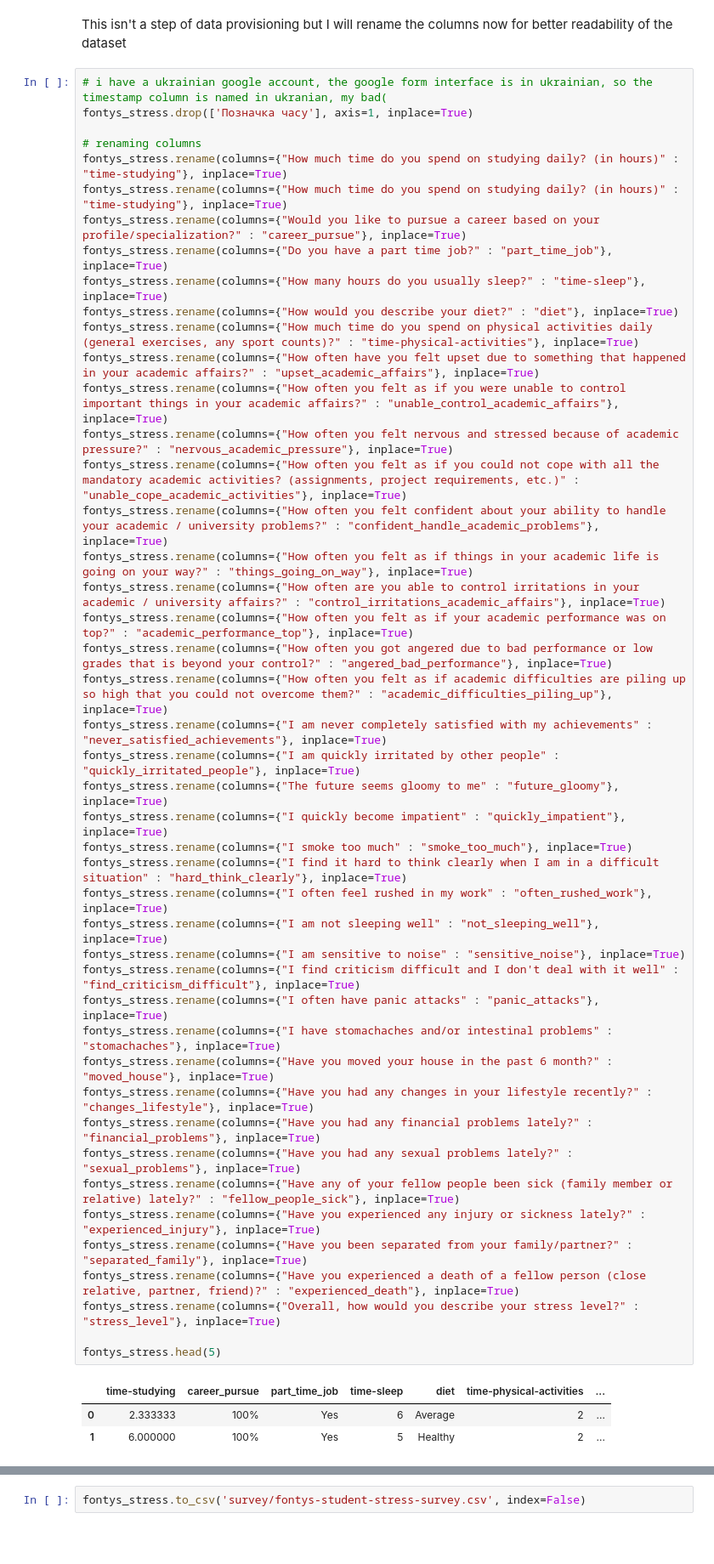
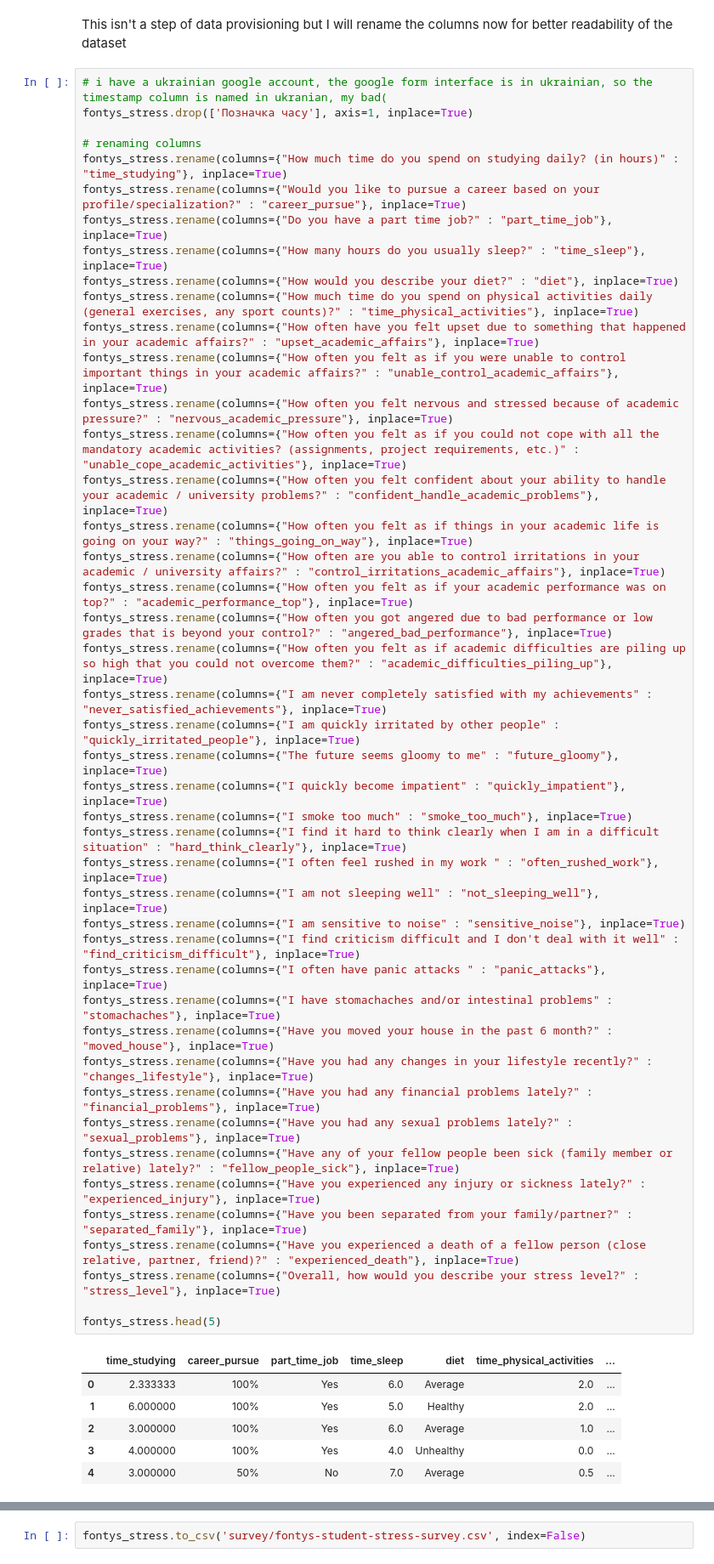
Before and after one commit to eucaliptuskoala/student-stress, a Jupyter notebook: student-stress-iter1.ipynb, the cells around one changed output, grey strips where cells are left out. Shown at 85% size. Saved outputs shown, nothing was run; the diff lists cells and outputs as text; blank space fills up the shorter version.

```diff
--- a/student-stress-iter1.ipynb
+++ b/student-stress-iter1.ipynb
@@ -550,47 +561,49 @@ This isn't a step of data provisioning but I will rename the columns now for bet
 fontys_stress.drop(['Позначка часу'], axis=1, inplace=True)
 
 # renaming columns
-fontys_stress.rename(columns={"How much time do you spend on studying daily? (in hours)" : "time-studying"}, inplace=True)
-fontys_stress.rename(columns={"How much time do you spend on studying daily? (in hours)" : "time-studying"}, inplace=True)
+fontys_stress.rename(columns={"How much time do you spend on studying daily? (in hours)" : "time_studying"}, inplace=True)
 fontys_stress.rename(columns={"Would you like to pursue a career based on your profile/specialization?" : "career_pursue"}, inplace=True)
 fontys_stress.rename(columns={"Do you have a part time job?" : "part_time_job"}, inplace=True)
-fontys_stress.rename(columns={"How many hours do you usually sleep?" : "time-sleep"}, inplace=True)
+fontys_stress.rename(columns={"How many hours do you usually sleep?" : "time_sleep"}, inplace=True)
 fontys_stress.rename(columns={"How would you describe your diet?" : "diet"}, inplace=True)
-fontys_stress.rename(columns={"How much time do you spend on physical activities daily (general exercises, any sport counts)?" : "time-physical-activities"}, inplace=True)
+fontys_stress.rename(columns={"How much time do you spend on physical activities daily (general exercises, any sport counts)?" : "time_physical_activities"}, inplace=True)
 fontys_stress.rename(columns={"How often have you felt upset due to something that happened in your academic affairs?" : "upset_academic_affairs"}, inplace=True)
 fontys_stress.rename(columns={"How often you felt as if you were unable to control important things in your academic affairs?" : "unable_control_academic_affairs"}, inplace=True)
 fontys_stress.rename(columns={"How often you felt nervous and stressed because of academic pressure?" : "nervous_academic_pressure"}, inplace=True)
 fontys_stress.rename(columns={"How often you felt as if you could not cope with all the mandatory academic activities? (assignments, project requirements, etc.)" : "unable_cope_academic_activities"}, inplace=True)
 fontys_stress.rename(columns={"How often you felt confident about your ability to handle your academic / university problems?" : "confident_handle_academic_problems"}, inplace=True)
 fontys_stress.rename(columns={"How often you felt as if things in your academic life is going on your way?" : "things_going_on_way"}, inplace=True)
 fontys_stress.rename(columns={"How often are you able to control irritations in your academic / university affairs?" : "control_irritations_academic_affairs"}, inplace=True)
 fontys_stress.rename(columns={"How often you felt as if your academic performance was on top?" : "academic_performance_top"}, inplace=True)
 fontys_stress.rename(columns={"How often you got angered due to bad performance or low grades that is beyond your control?" : "angered_bad_performance"}, inplace=True)
 fontys_stress.rename(columns={"How often you felt as if academic difficulties are piling up so high that you could not overcome them?" : "academic_difficulties_piling_up"}, inplace=True)
 fontys_stress.rename(columns={"I am never completely satisfied with my achievements" : "never_satisfied_achievements"}, inplace=True)
 fontys_stress.rename(columns={"I am quickly irritated by other people" : "quickly_irritated_people"}, inplace=True)
 fontys_stress.rename(columns={"The future seems gloomy to me" : "future_gloomy"}, inplace=True)
 fontys_stress.rename(columns={"I quickly become impatient" : "quickly_impatient"}, inplace=True)
 fontys_stress.rename(columns={"I smoke too much" : "smoke_too_much"}, inplace=True)
 fontys_stress.rename(columns={"I find it hard to think clearly when I am in a difficult situation" : "hard_think_clearly"}, inplace=True)
-fontys_stress.rename(columns={"I often feel rushed in my work" : "often_rushed_work"}, inplace=True)
+fontys_stress.rename(columns={"I often feel rushed in my work " : "often_rushed_work"}, inplace=True)
 fontys_stress.rename(columns={"I am not sleeping well" : "not_sleeping_well"}, inplace=True)
 fontys_stress.rename(columns={"I am sensitive to noise" : "sensitive_noise"}, inplace=True)
 fontys_stress.rename(columns={"I find criticism difficult and I don't deal with it well" : "find_criticism_difficult"}, inplace=True)
-fontys_stress.rename(columns={"I often have panic attacks" : "panic_attacks"}, inplace=True)
+fontys_stress.rename(columns={"I often have panic attacks " : "panic_attacks"}, inplace=True)
 fontys_stress.rename(columns={"I have stomachaches and/or intestinal problems" : "stomachaches"}, inplace=True)
 fontys_stress.rename(columns={"Have you moved your house in the past 6 month?" : "moved_house"}, inplace=True)
 fontys_stress.rename(columns={"Have you had any changes in your lifestyle recently?" : "changes_lifestyle"}, inplace=True)
 fontys_stress.rename(columns={"Have you had any financial problems lately?" : "financial_problems"}, inplace=True)
 fontys_stress.rename(columns={"Have you had any sexual problems lately?" : "sexual_problems"}, inplace=True)
 fontys_stress.rename(columns={"Have any of your fellow people been sick (family member or relative) lately?" : "fellow_people_sick"}, inplace=True)
 fontys_stress.rename(columns={"Have you experienced any injury or sickness lately?" : "experienced_injury"}, inplace=True)
 fontys_stress.rename(columns={"Have you been separated from your family/partner?" : "separated_family"}, inplace=True)
 fontys_stress.rename(columns={"Have you experienced a death of a fellow person (close relative, partner, friend)?" : "experienced_death"}, inplace=True)
 fontys_stress.rename(columns={"Overall, how would you describe your stress level?" : "stress_level"}, inplace=True)
 
 fontys_stress.head(5)
 # %% [output]
-|  | time-studying | career_pursue | part_time_job | time-sleep | diet | time-physical-activities | ... |
-| 0 | 2.333333 | 100% | Yes | 6 | Average | 2 | ... |
-| 1 | 6.000000 | 100% | Yes | 5 | Healthy | 2 | ... |
+|  | time_studying | career_pursue | part_time_job | time_sleep | diet | time_physical_activities | ... |
+| 0 | 2.333333 | 100% | Yes | 6.0 | Average | 2.0 | ... |
+| 1 | 6.000000 | 100% | Yes | 5.0 | Healthy | 2.0 | ... |
+| 2 | 3.000000 | 100% | Yes | 6.0 | Average | 1.0 | ... |
+| 3 | 4.000000 | 100% | Yes | 4.0 | Unhealthy | 0.0 | ... |
+| 4 | 3.000000 | 50% | No | 7.0 | Average | 0.5 | ... |
```
Also changed, not shown: parts of 69 cells of this notebook, 3 other files.
